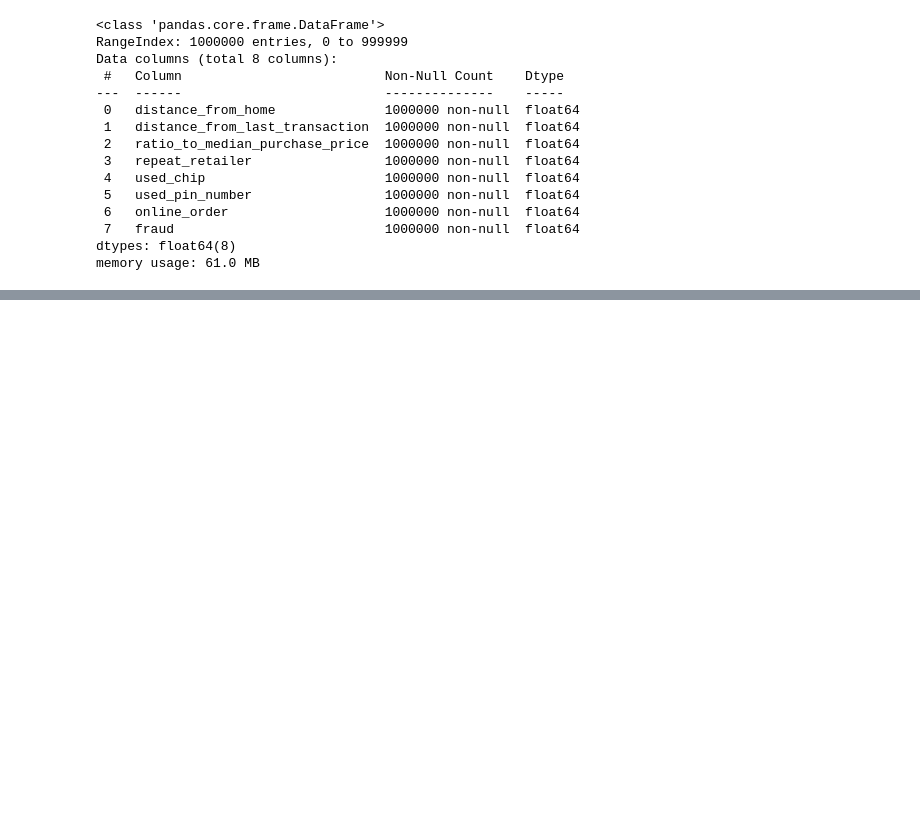
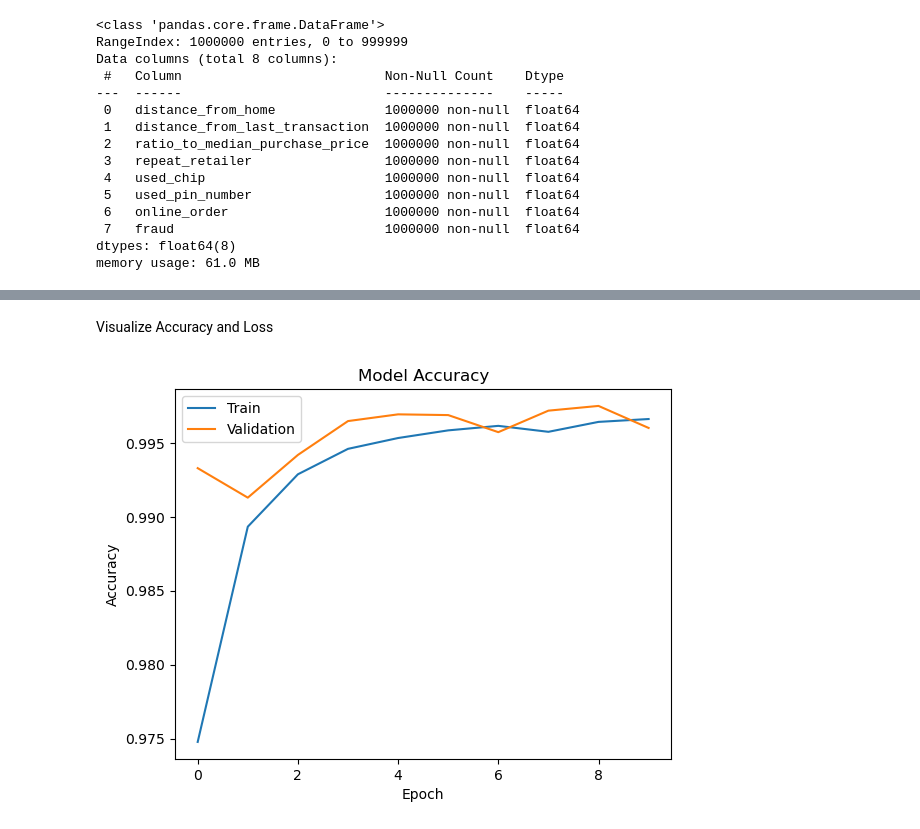
Before and after one commit to shomoitamitin/AI-Project, a Jupyter notebook: CSC547 class/CSC 547 Midterm.ipynb, the cells around one changed output, grey strips where cells are left out. Cells and saved outputs as stored; diff of their text form; code cells hidden in the pictures; blank space fills up the shorter version.

```diff
--- a/CSC547 class/CSC 547 Midterm.ipynb
+++ b/CSC547 class/CSC 547 Midterm.ipynb
@@ -44,0 +62,3 @@ ValueError: The truth value of a Series is ambiguous. Use a.empty, a.bool(), a.i
+# %%
+# split our dataset
+X_train,X_test,Y_train,Y_test = train_test_split(X,Y,test_size = 0.2, random_state = 42)
@@ -44,0 +78,9 @@ ValueError: The truth value of a Series is ambiguous. Use a.empty, a.bool(), a.i
+# %%
+model = Sequential()
+model.add(Dense(64, input_dim = X_train.shape[1],activation = 'relu'))
+model.add(Dense(32, activation='relu'))
+model.add(Dense(16, activation='relu'))
+model.add(Dense(8, activation='relu'))
+model.add(Dense(4, activation='relu'))
+# output of this layer will be probability betweent 0 and 1 so, we will use sigmoide activation
+model.add(Dense(1, activation='sigmoid'))
@@ -44,0 +89,4 @@ ValueError: The truth value of a Series is ambiguous. Use a.empty, a.bool(), a.i
+# %%
+# we use binary_crossentropy because it is a binary classification
+
+model.compile(loss='binary_crossentropy',optimizer='adam',metrics=['accuracy'])
@@ -44,0 +95,4 @@ ValueError: The truth value of a Series is ambiguous. Use a.empty, a.bool(), a.i
+# %%
+# fit our model,because our dataset has 1 million, so we will only try 10 epochs, otherwise it will take forever to run the model
+# i change the batch_size to 128 also because the size are too big
+result = model.fit(X_train,Y_train,epochs=10, batch_size=128, validation_data=(X_test,Y_test))
@@ -44,0 +127,2 @@ ValueError: The truth value of a Series is ambiguous. Use a.empty, a.bool(), a.i
+# %% [markdown]
+Visualize Accuracy and Loss
@@ -44,0 +131,11 @@ ValueError: The truth value of a Series is ambiguous. Use a.empty, a.bool(), a.i
+# %%
+# Plot the training and validation accuracy over epochs
+plt.plot(result.history['accuracy']) #plt.plot() is a function used to create a line plot of two or more arrays of data
+plt.plot(result.history['val_accuracy'])
+plt.title('Model Accuracy')
+plt.ylabel('Accuracy')
+plt.xlabel('Epoch')
+plt.legend(['Train', 'Validation'], loc='upper left')
+plt.show()
+# %% [output]
+[figure, added]
```
Also changed, not shown: parts of 17 cells of this notebook.
